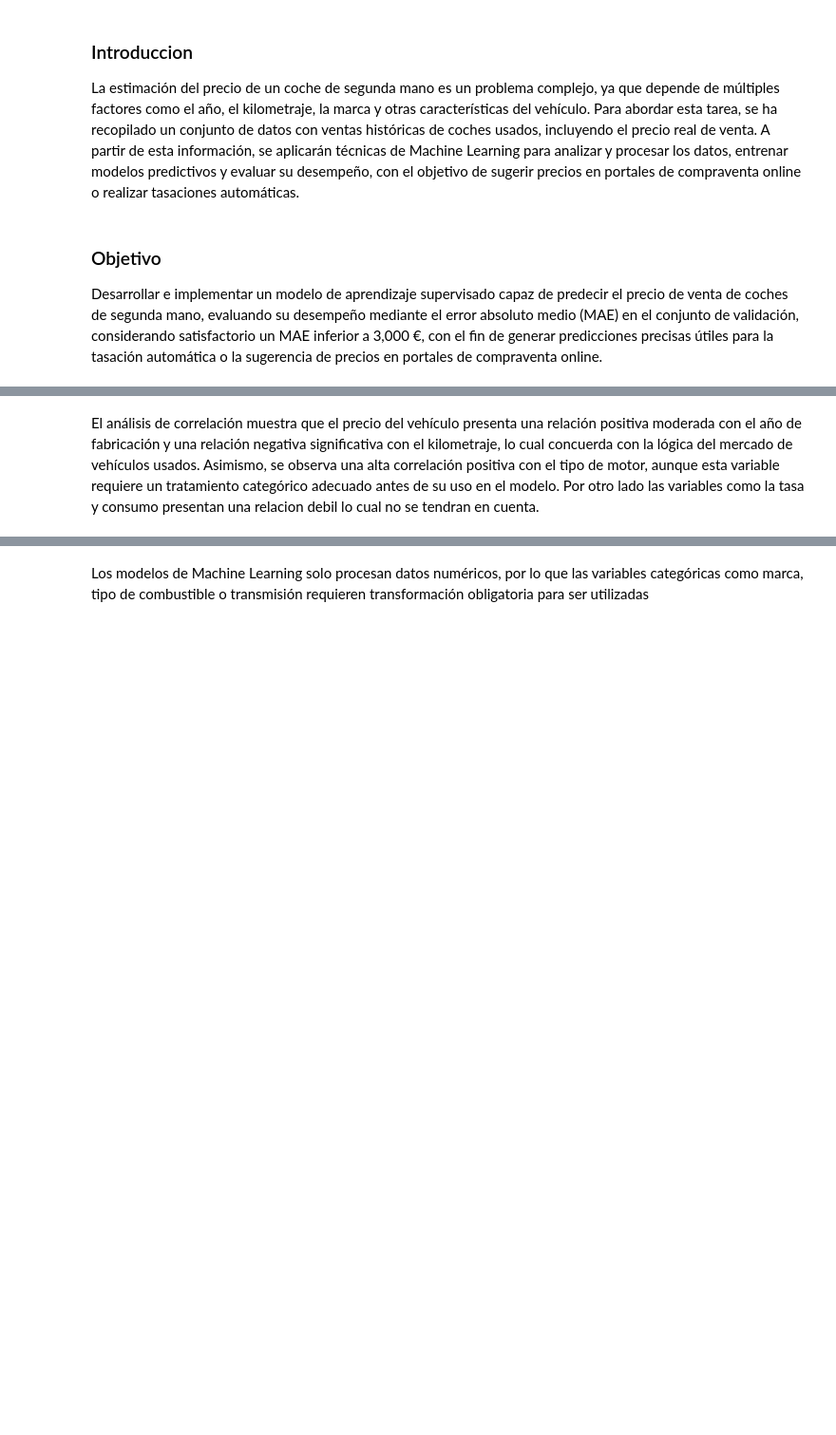
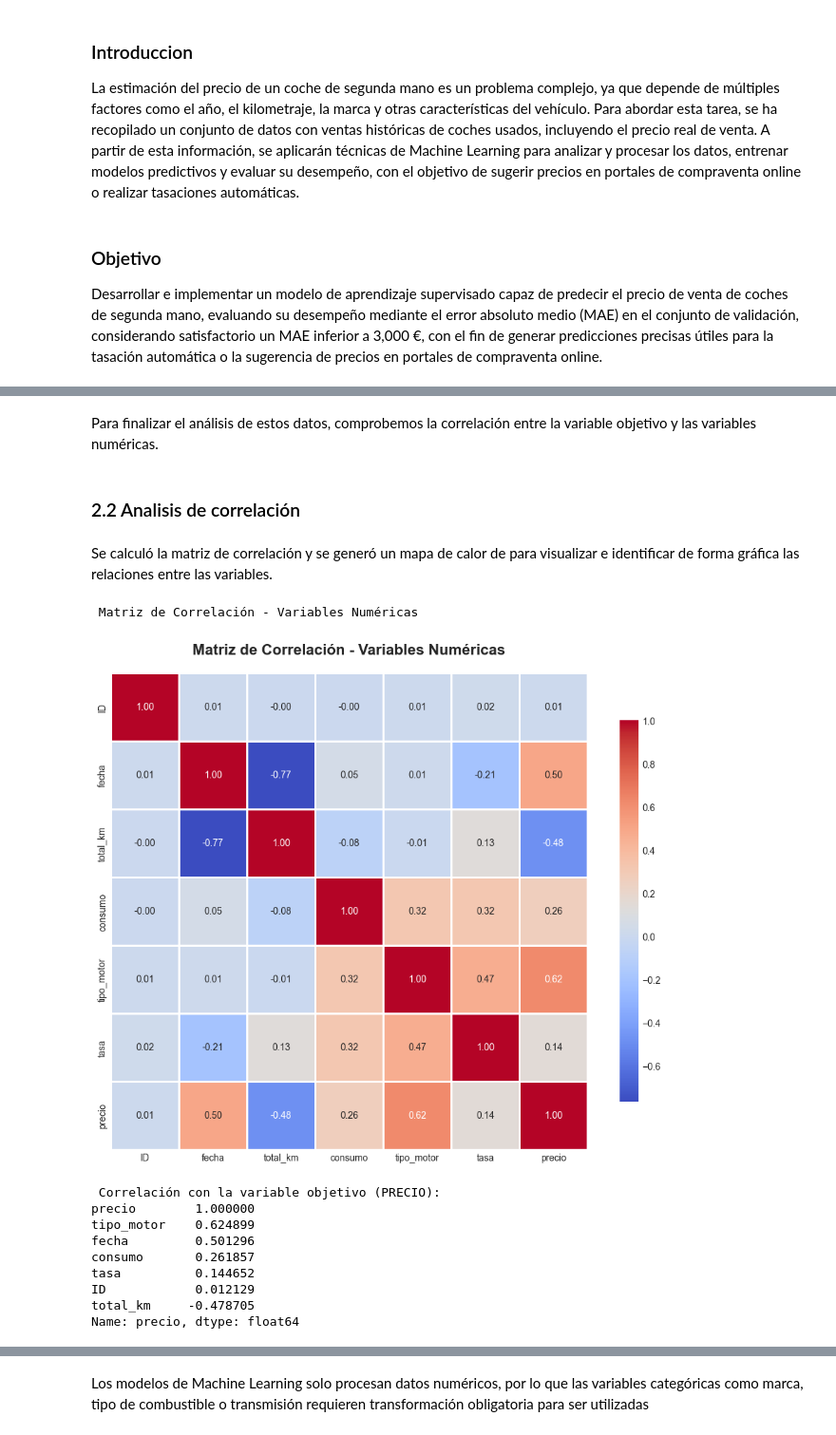
Before and after one commit to Geovart/Estimacion-de-precios-Coches-segunda-mano, a Jupyter notebook: Ejercicio1.Estimacion-used-car.ipynb, the cells around one changed output, grey strips where cells are left out. Shown at 95% size. Saved outputs shown, nothing was run; the diff lists cells and outputs as text; code cells hidden in the pictures; blank space fills up the shorter version.

```diff
--- a/Ejercicio1.Estimacion-used-car.ipynb
+++ b/Ejercicio1.Estimacion-used-car.ipynb
@@ -79,11 +155,15 @@ Por una lado la variable objetivo precio, los valores oscilan entre 450 € y 14
 
  Vamos a explorar las características categóricas y numéricas para observar la distribución de nuestros datos.
 # %%
-cat_cols = train_data.select_dtypes(include='object').columns
-num_cols = train_data.select_dtypes(include=['int64', 'float64']).columns
+# Identificar columnas categóricas y numéricas
+cat_cols = train_data.select_dtypes(include='object').columns.tolist()
+num_cols = train_data.select_dtypes(include=['int64', 'float64']).columns.tolist()
 
-# Revisamos los valores únicos de cada columna con el método nunique
-print("\n=== VALORES ÚNICOS POR COLUMNA ===")
+print("\n============== TIPOS DE VARIABLES ================")
+print(f"Variables categóricas: {cat_cols}")
+print(f"Variables numéricas: {num_cols}")
+
+print("\n============== VALORES ÚNICOS POR COLUMNA ================")
 for col in train_data.columns:
     unique_vals = train_data[col].nunique()
     print(f"{col}: {unique_vals} valores únicos")
@@ -112,5 +228,38 @@ Para finalizar el análisis de estos datos, comprobemos la correlación entre la
+# %% [markdown]
+Para finalizar el análisis de estos datos, comprobemos la correlación entre la variable objetivo y las variables numéricas.
+# %% [markdown]
+### 2.2 Analisis de correlación
+# %% [markdown]
+Se calculó la matriz de correlación y se generó un mapa de calor de para visualizar e identificar de forma gráfica las relaciones entre las variables.
 # %%
 
-train_data[num_cols].corr()['precio'].sort_values(ascending=False)
+# 5.1 Matriz de correlación entre variables numéricas
+
+print("\n Matriz de Correlación - Variables Numéricas")
+
+correlation_matrix = train_data[num_cols].corr()
+
+plt.figure(figsize=(10, 8))
+sns.heatmap(correlation_matrix, annot=True, fmt='.2f', cmap='coolwarm',
+            square=True, linewidths=1, cbar_kws={"shrink": 0.8})
+plt.title('Matriz de Correlación - Variables Numéricas', fontsize=16, fontweight='bold', pad=20)
+plt.tight_layout()
+plt.show()
+
+
+# 5.2 Correlación con la variable objetivo (Precio)
+print("\n Correlación con la variable objetivo (PRECIO):")
+correlaciones_precio = train_data[num_cols].corr()['precio'].sort_values(ascending=False)
+print(correlaciones_precio)
+# %% [output]
+ Matriz de Correlación - Variables Numéricas
+[figure, added]
+ Correlación con la variable objetivo (PRECIO):
+precio        1.000000
+tipo_motor    0.624899
+fecha         0.501296
+consumo       0.261857
+tasa          0.144652
+ID            0.012129
+total_km     -0.478705
+Name: precio, dtype: float64
-# %% [markdown]
-El análisis de correlación muestra que el precio del vehículo presenta una relación positiva moderada con el año de fabricación y una relación negativa significativa con el kilometraje, lo cual concuerda con la lógica del mercado de vehículos usados. Asimismo, se observa una alta correlación positiva con el tipo de motor, aunque esta variable requiere un tratamiento categórico adecuado antes de su uso en el modelo. Por otro lado las variables como la tasa y consumo presentan una relacion debil lo cual no se tendran en cuenta.
```
Also changed, not shown: parts of 82 cells of this notebook.
